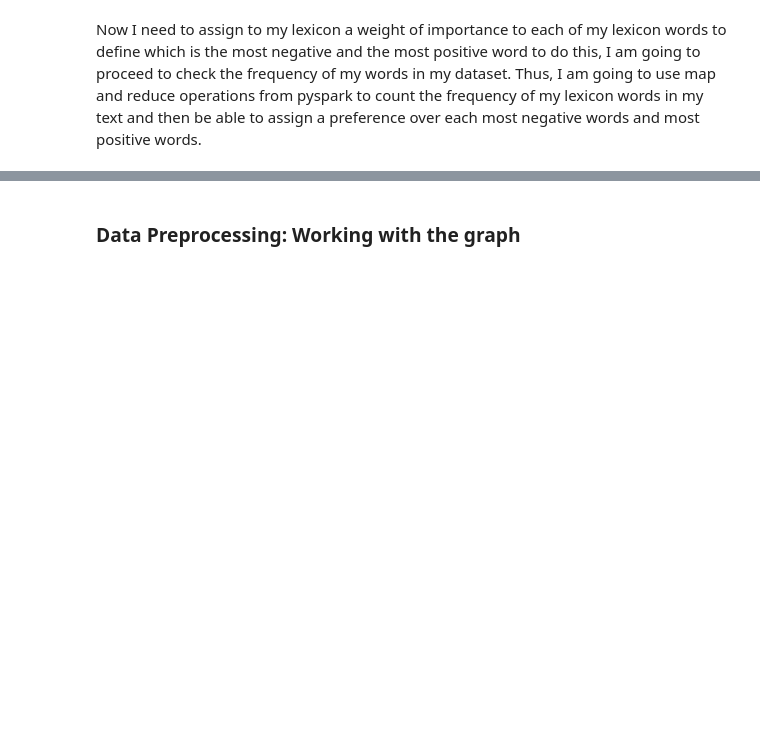
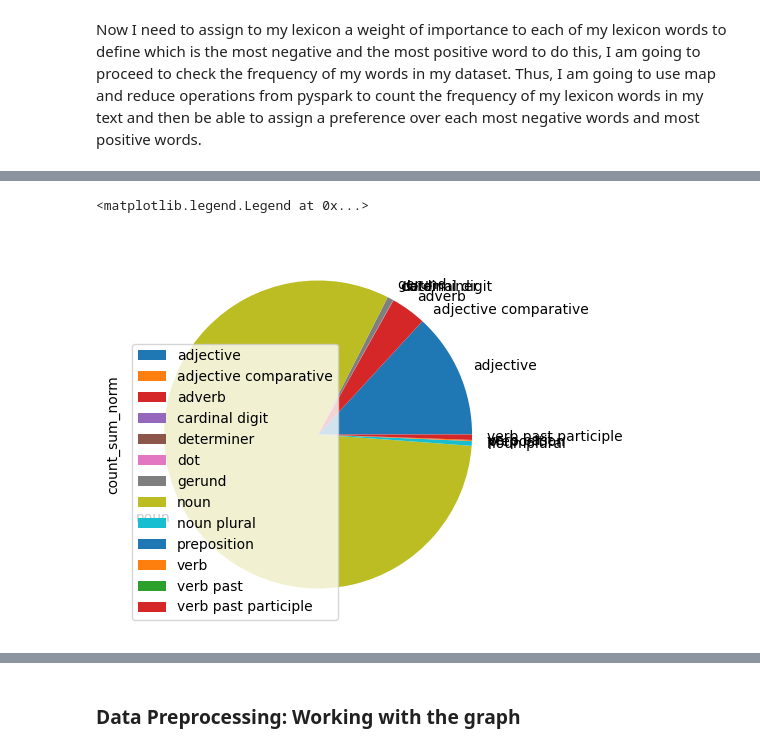
Before and after one commit to nonameforpirate2/DNA, a Jupyter notebook: NetworkAnalysis.ipynb, the cells around one changed output, grey strips where cells are left out. Drawn from its saved outputs; the diff is of its cells as text; code cells hidden in the pictures; blank space fills up the shorter version.

```diff
--- a/NetworkAnalysis.ipynb
+++ b/NetworkAnalysis.ipynb
@@ -344,0 +440,12 @@ SyntaxError: invalid syntax (<ipython-input-64-342bc57a750e>, line 1)
+# %%
+word_type_frequency = final_words[['count','word_type']].groupby('word_type').agg({'count': ['sum']}).reset_index()
+# %%
+word_type_frequency.columns = ['word_type','count_sum']
+# %%
+word_type_frequency['percentage'] = word_type_frequency['count_sum']/332866
+# %%
+#normalization, just in case
+word_type_frequency['count_sum_norm'] = (word_type_frequency['count_sum']-word_type_frequency['count_sum'].min())/(word_type_frequency['count_sum'].max()-word_type_frequency['count_sum'].min())
+#word_type_frequency.columns = ['count_sum','percentage','count_sum_norm']
+#word_type_frequency['word_type'] = word_type_frequency.index
+word_type_frequency
@@ -344,0 +468,7 @@ SyntaxError: invalid syntax (<ipython-input-64-342bc57a750e>, line 1)
+# %%
+word_type_frequency = word_type_frequency.set_index('word_type')
+plot = word_type_frequency.plot.pie(y='count_sum_norm', figsize=(11, 5))
+plot.legend(loc=3)
+# %% [output]
+<matplotlib.legend.Legend at 0x...>
+[figure, added]
```
Also changed, not shown: parts of 35 cells of this notebook.
